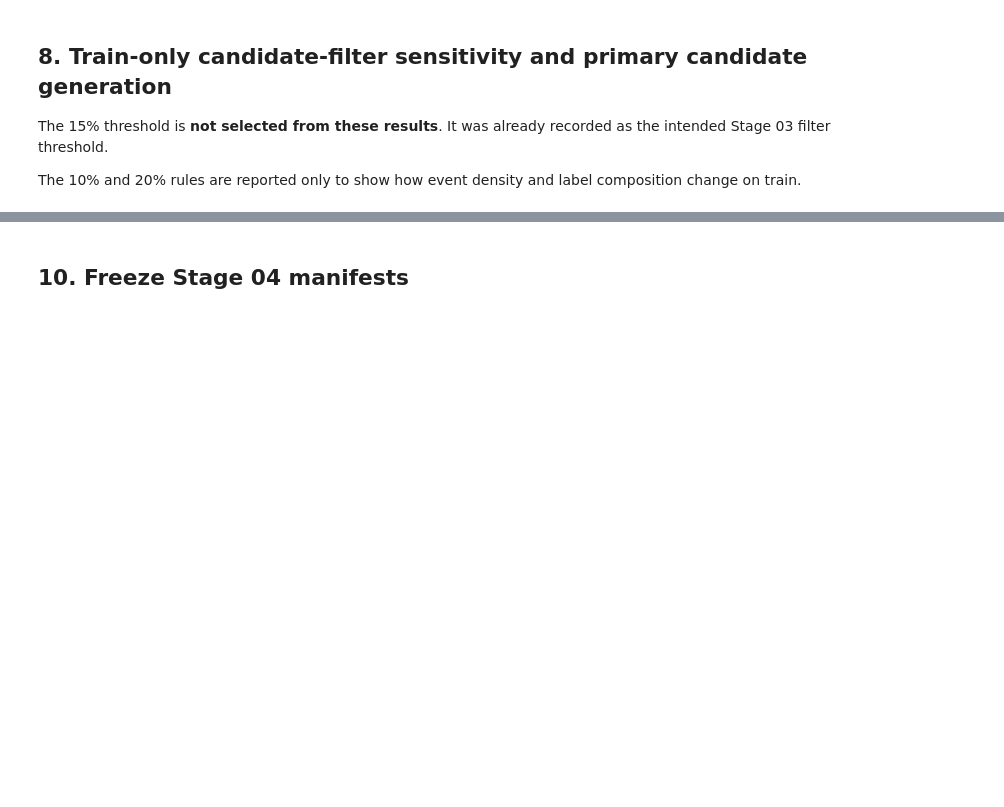
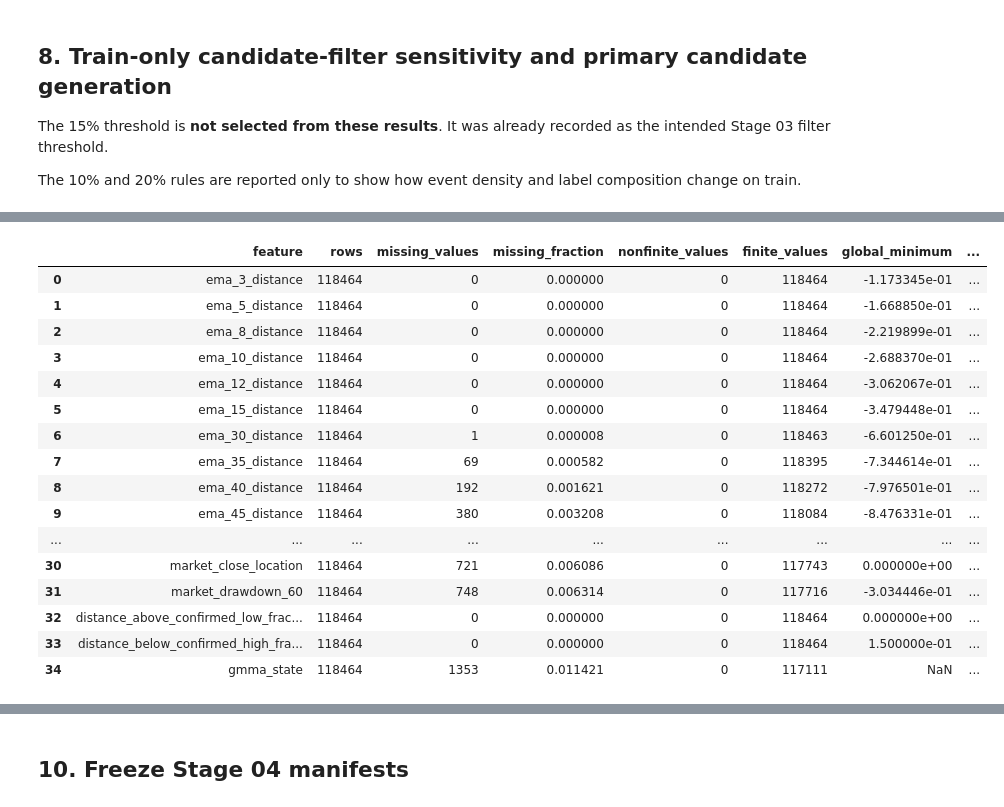
Before and after one commit to Arash102/financial-ml-decision-support, a Jupyter notebook: notebooks/04_feature_and_leakage_audit.ipynb, the cells around one changed output, grey strips where cells are left out. Cells and saved outputs as stored; diff of their text form; code cells hidden in the pictures; blank space fills up the shorter version.

```diff
--- a/notebooks/04_feature_and_leakage_audit.ipynb
+++ b/notebooks/04_feature_and_leakage_audit.ipynb
@@ -1061,6 +1497,7 @@ for file_number, (symbol, labeled_path) in enumerate(
         final_feature_frame, feature_audit = build_final_feature_frame(
             labeled_frame,
             raw_frame,
+            market_regime_feature_frame,
             config=final_feature_config,
         )
 
@@ -1348,3 +1785,4 @@ print("Final semantic model inputs:", len(approved_model_features))
 print("Final numeric inputs:", len(FINAL_NUMERIC_FEATURES))
 print("Final categorical inputs:", len(FINAL_CATEGORICAL_FEATURES))
 display(final_feature_quality_df)
+# %% [output]
@@ -1351,3 +1806,20 @@ display(final_feature_quality_df)
+|  | feature | rows | missing_values | missing_fraction | nonfinite_values | finite_values | global_minimum | ... |
+| 0 | ema_3_distance | 118464 | 0 | 0.000000 | 0 | 118464 | -1.173345e-01 | ... |
+| 1 | ema_5_distance | 118464 | 0 | 0.000000 | 0 | 118464 | -1.668850e-01 | ... |
+| 2 | ema_8_distance | 118464 | 0 | 0.000000 | 0 | 118464 | -2.219899e-01 | ... |
+| 3 | ema_10_distance | 118464 | 0 | 0.000000 | 0 | 118464 | -2.688370e-01 | ... |
+| 4 | ema_12_distance | 118464 | 0 | 0.000000 | 0 | 118464 | -3.062067e-01 | ... |
+| 5 | ema_15_distance | 118464 | 0 | 0.000000 | 0 | 118464 | -3.479448e-01 | ... |
+| 6 | ema_30_distance | 118464 | 1 | 0.000008 | 0 | 118463 | -6.601250e-01 | ... |
+| 7 | ema_35_distance | 118464 | 69 | 0.000582 | 0 | 118395 | -7.344614e-01 | ... |
+| 8 | ema_40_distance | 118464 | 192 | 0.001621 | 0 | 118272 | -7.976501e-01 | ... |
+| 9 | ema_45_distance | 118464 | 380 | 0.003208 | 0 | 118084 | -8.476331e-01 | ... |
+| ... | ... | ... | ... | ... | ... | ... | ... | ... |
+| 30 | market_close_location | 118464 | 721 | 0.006086 | 0 | 117743 | 0.000000e+00 | ... |
+| 31 | market_drawdown_60 | 118464 | 748 | 0.006314 | 0 | 117716 | -3.034446e-01 | ... |
+| 32 | distance_above_confirmed_low_frac... | 118464 | 0 | 0.000000 | 0 | 118464 | 0.000000e+00 | ... |
+| 33 | distance_below_confirmed_high_fra... | 118464 | 0 | 0.000000 | 0 | 118464 | 1.500000e-01 | ... |
+| 34 | gmma_state | 118464 | 1353 | 0.011421 | 0 | 117111 | NaN | ... |
 # %% [markdown]
 ### Frozen semantic corrections
 
```
Also changed, not shown: parts of 17 cells of this notebook, 5 other files.
